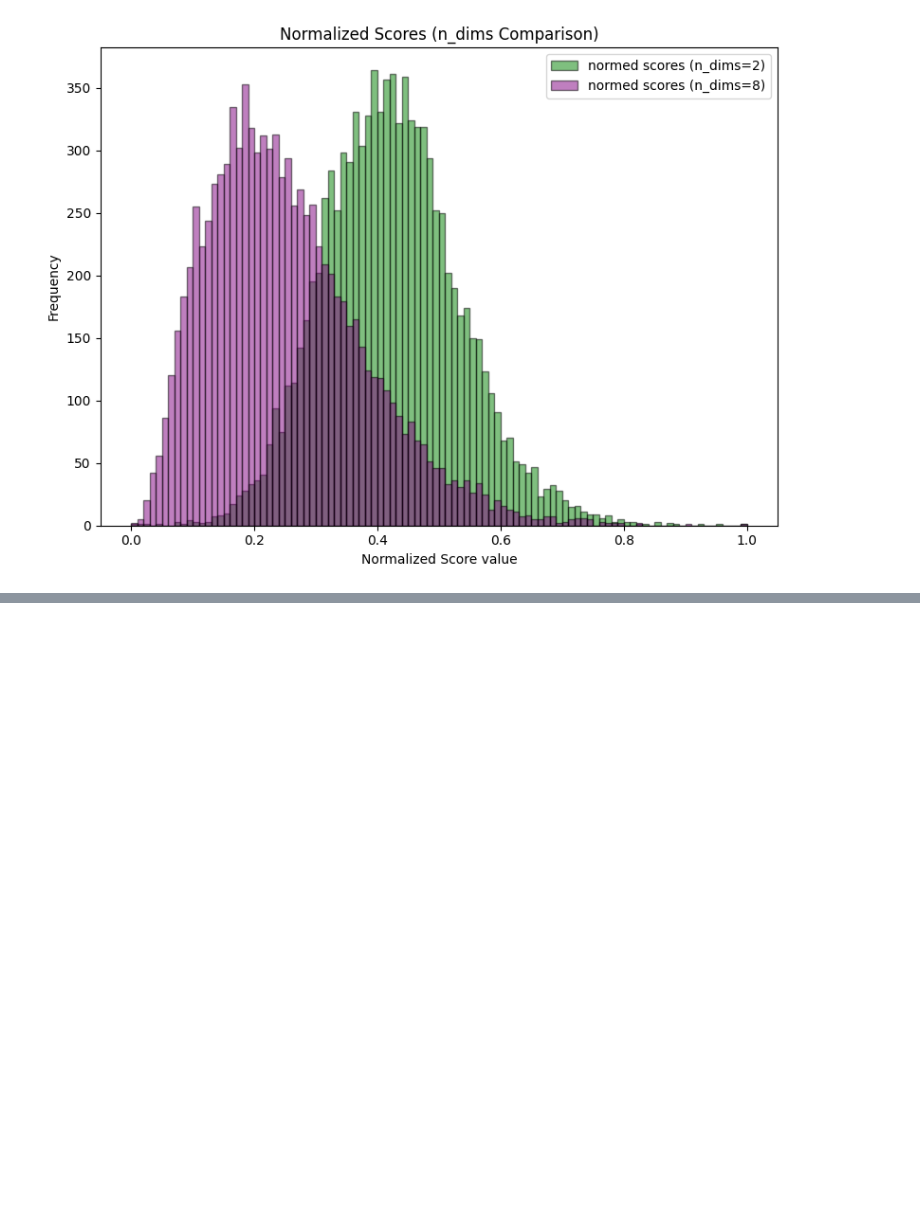
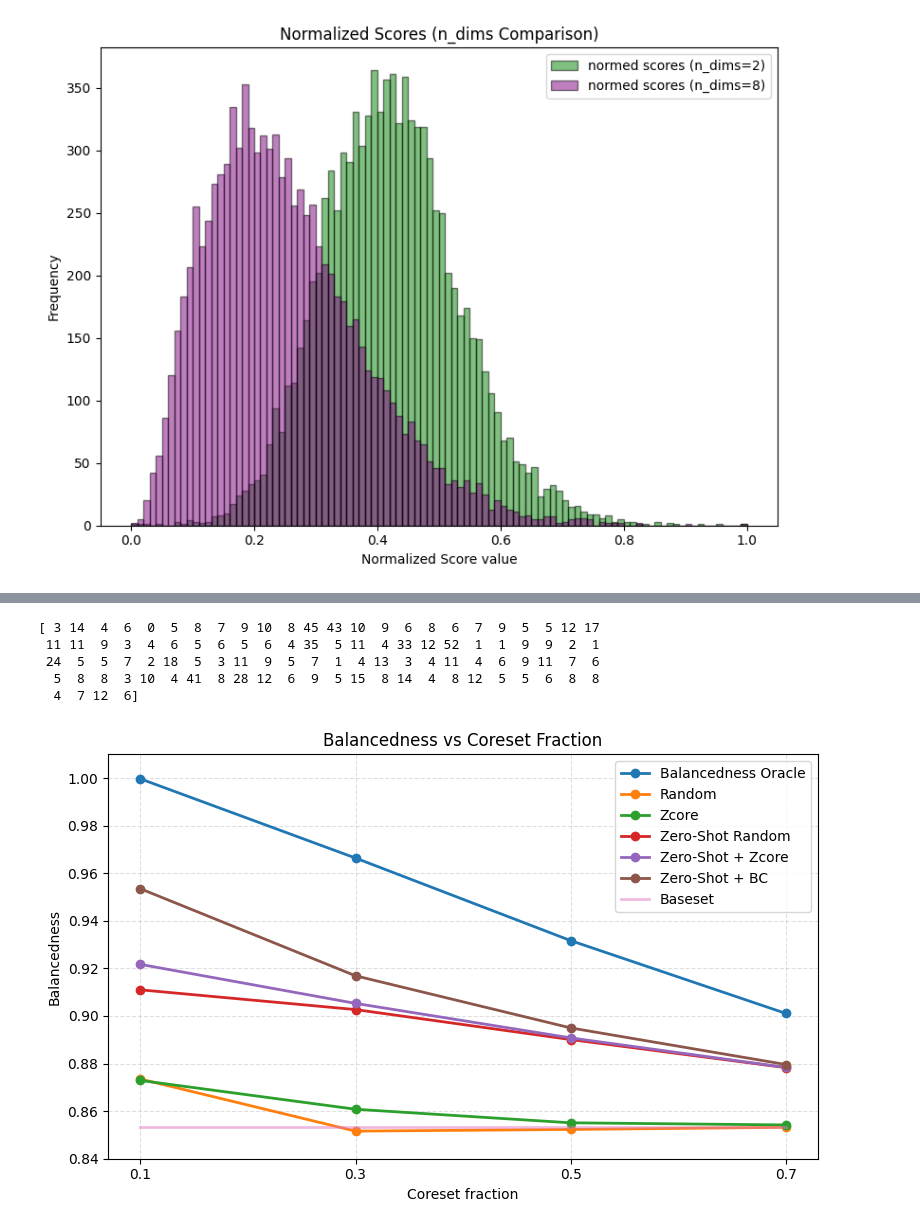
Before and after one commit to voxel51/zero-shot-coreset-selection, a Jupyter notebook: distance_metrics.ipynb, the cells around one changed output, grey strips where cells are left out. Drawn from its saved outputs; the diff is of its cells as text; code cells hidden in the pictures; blank space fills up the shorter version.

```diff
--- a/distance_metrics.ipynb
+++ b/distance_metrics.ipynb
@@ -265,0 +692,43 @@ print(np.min(scores_1000))
+# %%
+print(np.bincount(labels_base[idxs_list[np.argmax(balancednesses)]]))
+# %% [output]
+[ 3 14  4  6  0  5  8  7  9 10  8 45 43 10  9  6  8  6  7  9  5  5 12 17
+ 11 11  9  3  4  6  5  6  5  6  4 35  5 11  4 33 12 52  1  1  9  9  2  1
+ 24  5  5  7  2 18  5  3 11  9  5  7  1  4 13  3  4 11  4  6  9 11  7  6
+  5  8  8  3 10  4 41  8 28 12  6  9  5 15  8 14  4  8 12  5  5  6  8  8
+  4  7 12  6]
+# %%
+import matplotlib.pyplot as plt
+
+# Data
+subset = [0.1, 0.3, 0.5, 0.7]
+
+ideal = [0.9997, 0.9664, 0.9317, 0.9011]
+random_ = [0.8735, 0.8516, 0.8523, 0.8532]
+zcore = [0.8729, 0.8608, 0.8551, 0.8542]
+zero_shot = [0.9110, 0.9027, 0.8901, 0.8783]
+zero_shot_plus_zcore = [0.9217, 0.9053, 0.8908, 0.8784]
+zero_shot_plus_bc = [0.9535, 0.9169, 0.8950, 0.8796]
+base = [0.853536890417885] * 4
+
+# Plot
+plt.figure(figsize=(8, 5))
+plt.plot(subset, ideal, marker="o", linewidth=2, label="Balancedness Oracle")
+plt.plot(subset, random_, marker="o", linewidth=2, label="Random")
+plt.plot(subset, zcore, marker="o", linewidth=2, label="Zcore")
+plt.plot(subset, zero_shot, marker="o", linewidth=2, label="Zero-Shot Random")
+plt.plot(subset, zero_shot_plus_zcore, marker="o", linewidth=2, label="Zero-Shot + Zcore")
+plt.plot(subset, zero_shot_plus_bc, marker="o", linewidth=2, label="Zero-Shot + BC")
+plt.plot(subset, base, linewidth=2, label="Baseset", alpha=0.5)
+
+plt.title("Balancedness vs Coreset Fraction")
+plt.xlabel("Coreset fraction")
+plt.ylabel("Balancedness")
+plt.xticks(subset)
+plt.ylim(0.84, 1.01)
+plt.grid(True, linestyle="--", alpha=0.4)
+plt.legend()
+plt.tight_layout()
+plt.show()
+# %% [output]
+[figure, added]
```
Also changed, not shown: parts of 20 cells of this notebook, 24 other files.
